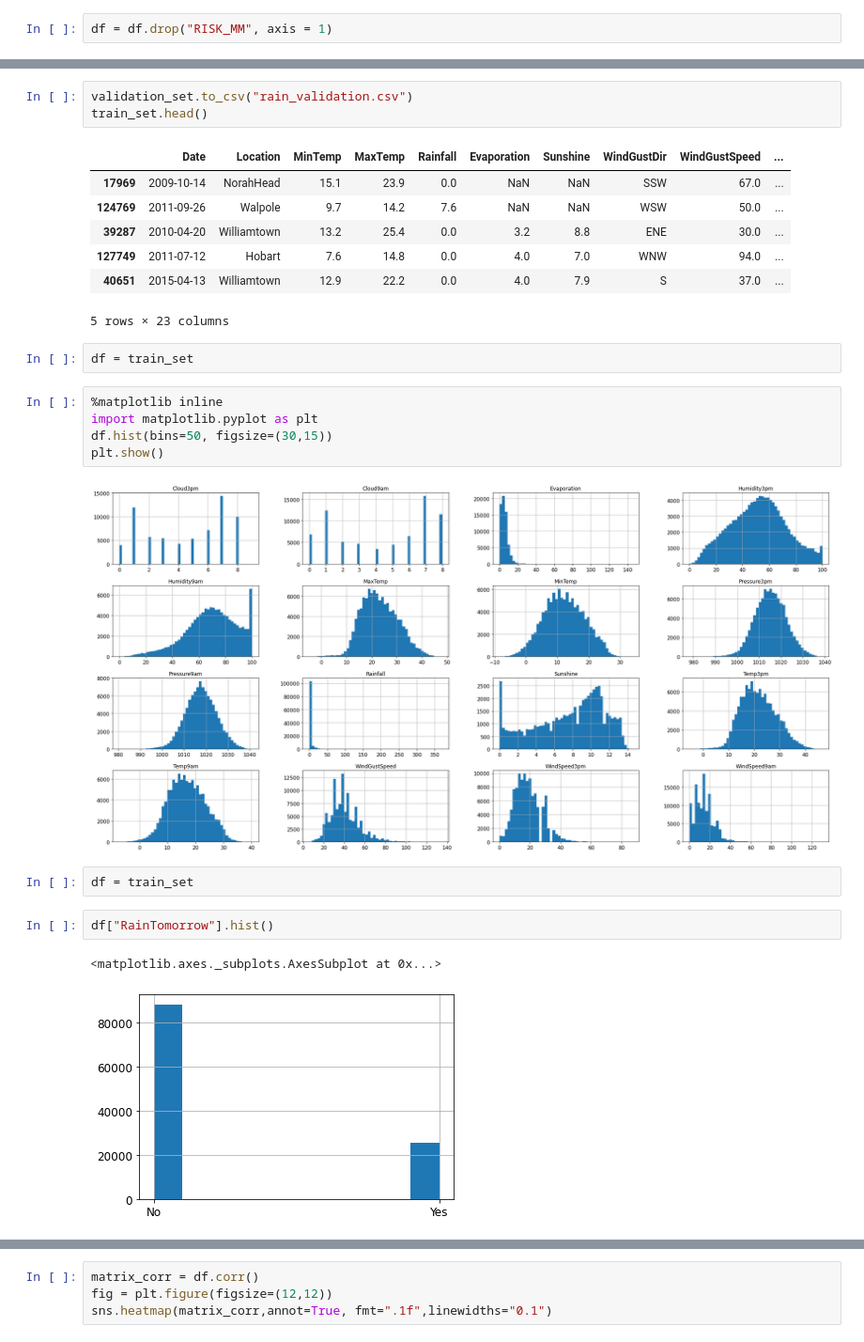
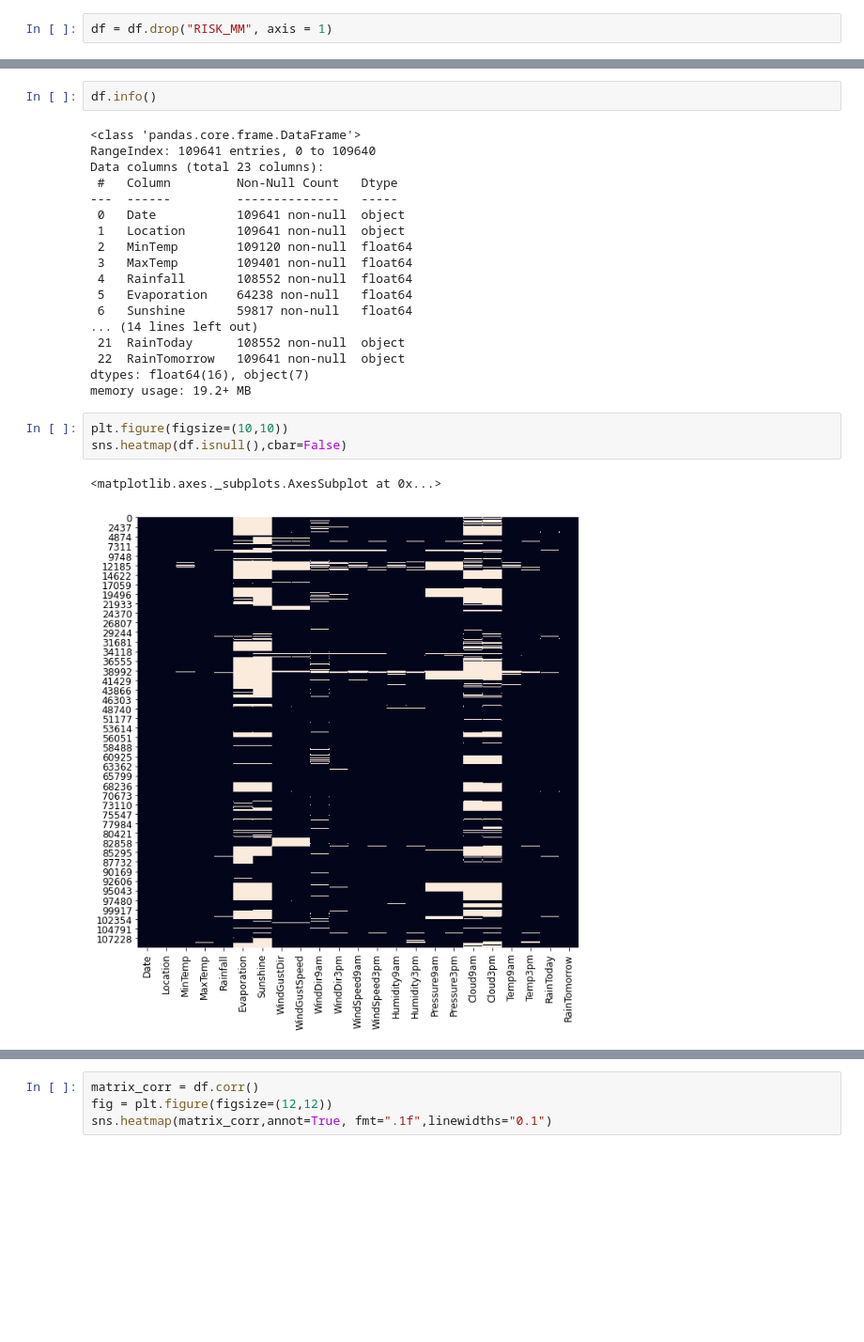
Before and after one commit to jpcaltabiano/DS502_weather_prediction, a Jupyter notebook: Hamid_random forest/final_project_first_draft.ipynb, the cells around one changed output, grey strips where cells are left out. Shown at 94% size. Drawn from its saved outputs; the diff is of its cells as text; blank space fills up the shorter version.

```diff
--- a/Hamid_random forest/final_project_first_draft.ipynb
+++ b/Hamid_random forest/final_project_first_draft.ipynb
@@ -70,27 +36,26 @@ train_set, validation_set = train_test_split(df, test_size=0.2, random_state=42)
-# %%
-validation_set.to_csv("rain_validation.csv")
-train_set.head()
-# %% [output]
-|  | Date | Location | MinTemp | MaxTemp | Rainfall | Evaporation | Sunshine | WindGustDir | WindGustSpeed | ... |
-| 17969 | 2009-10-14 | NorahHead | 15.1 | 23.9 | 0.0 | NaN | NaN | SSW | 67.0 | ... |
-| 124769 | 2011-09-26 | Walpole | 9.7 | 14.2 | 7.6 | NaN | NaN | WSW | 50.0 | ... |
-| 39287 | 2010-04-20 | Williamtown | 13.2 | 25.4 | 0.0 | 3.2 | 8.8 | ENE | 30.0 | ... |
-| 127749 | 2011-07-12 | Hobart | 7.6 | 14.8 | 0.0 | 4.0 | 7.0 | WNW | 94.0 | ... |
-| 40651 | 2015-04-13 | Williamtown | 12.9 | 22.2 | 0.0 | 4.0 | 7.9 | S | 37.0 | ... |
-5 rows × 23 columns
 # %%
-df = train_set
+df.info()
+# %% [output]
+<class 'pandas.core.frame.DataFrame'>
+RangeIndex: 109641 entries, 0 to 109640
+Data columns (total 23 columns):
+ #   Column         Non-Null Count   Dtype
+---  ------         --------------   -----
+ 0   Date           109641 non-null  object
+ 1   Location       109641 non-null  object
+ 2   MinTemp        109120 non-null  float64
+ 3   MaxTemp        109401 non-null  float64
+ 4   Rainfall       108552 non-null  float64
+ 5   Evaporation    64238 non-null   float64
+ 6   Sunshine       59817 non-null   float64
+... (14 lines left out)
+ 21  RainToday      108552 non-null  object
+ 22  RainTomorrow   109641 non-null  object
+dtypes: float64(16), object(7)
+memory usage: 19.2+ MB
-# %%
-%matplotlib inline
-import matplotlib.pyplot as plt
-df.hist(bins=50, figsize=(30,15))
-plt.show()
-# %% [output]
-[figure, removed]
-# %%
-df = train_set
-# %%
-df["RainTomorrow"].hist()
-# %% [output]
-<matplotlib.axes._subplots.AxesSubplot at 0x...>
-[figure, removed]
+# %%
+plt.figure(figsize=(10,10))
+sns.heatmap(df.isnull(),cbar=False)
+# %% [output]
+<matplotlib.axes._subplots.AxesSubplot at 0x...>
+[figure, added]
```
Also changed, not shown: parts of 40 cells of this notebook, 3 other files.
